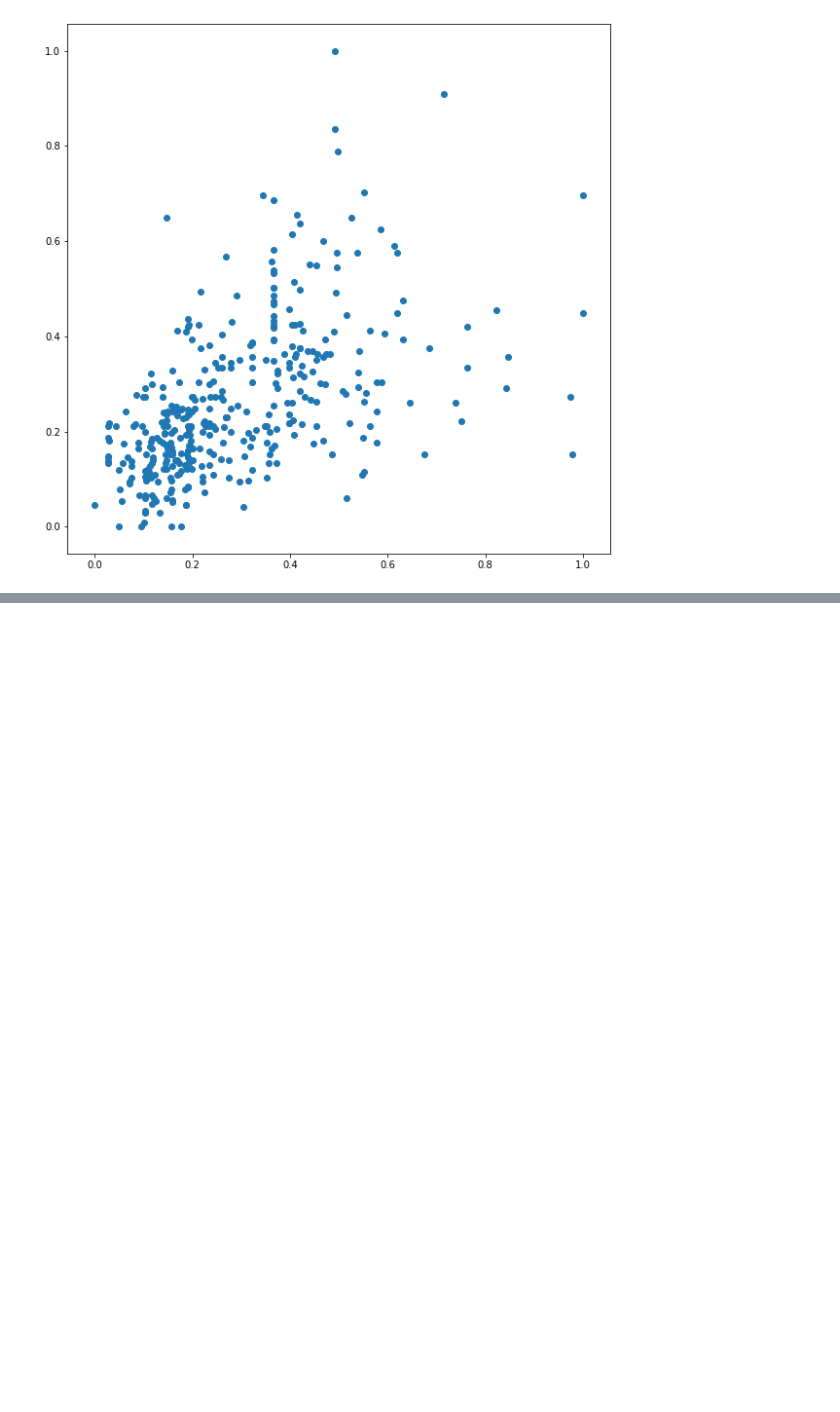
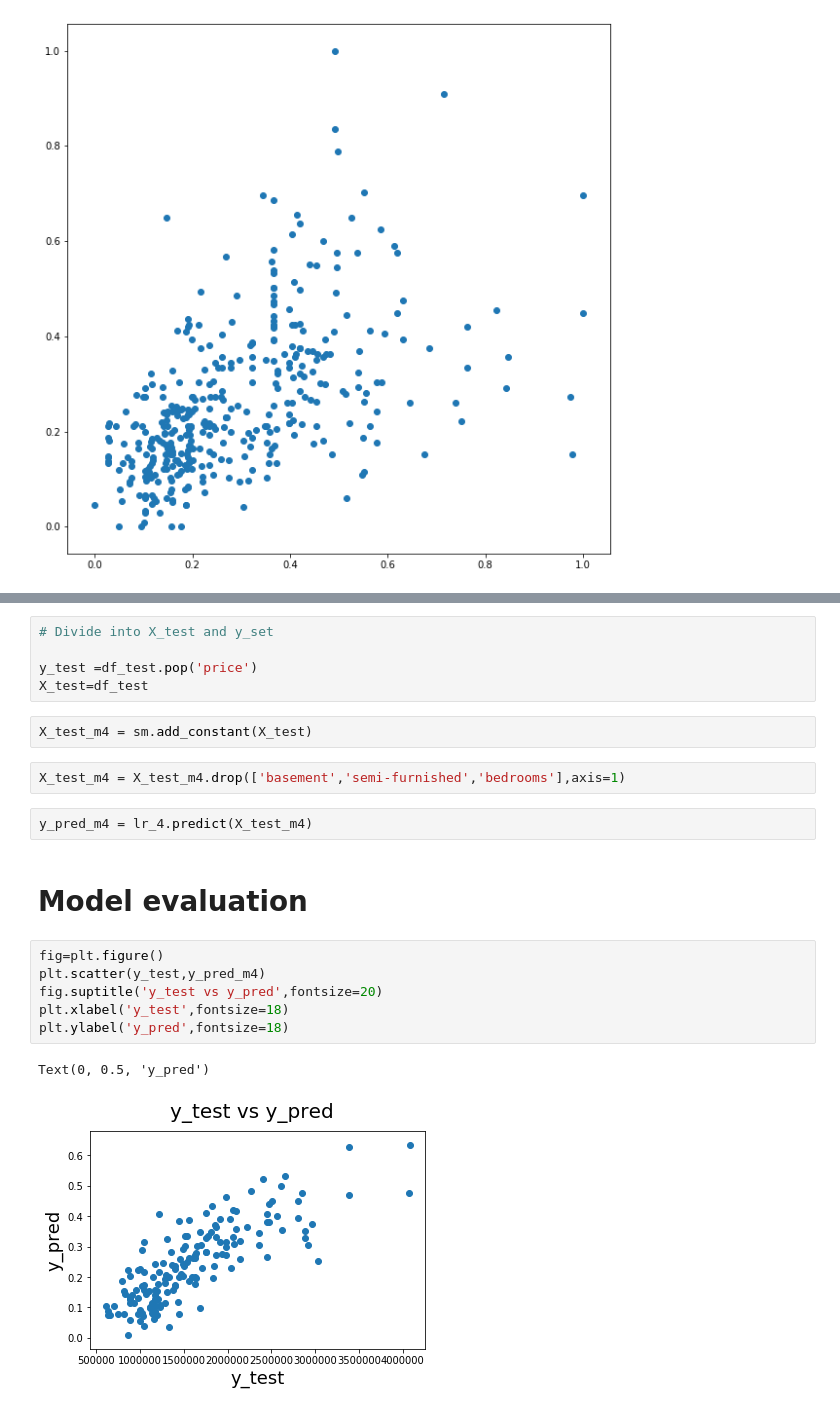
Before and after one commit to sumitdwivedi565/E441_Docs, a Jupyter notebook: Multiple Linear Regression.ipynb, the cells around one changed output, grey strips where cells are left out. Saved outputs shown, nothing was run; the diff lists cells and outputs as text; blank space fills up the shorter version.

```diff
--- a/Multiple Linear Regression.ipynb
+++ b/Multiple Linear Regression.ipynb
@@ -196,0 +544,22 @@ plt.show()
+# %%
+# Divide into X_test and y_set
+
+y_test =df_test.pop('price')
+X_test=df_test
+# %%
+X_test_m4 = sm.add_constant(X_test)
+# %%
+X_test_m4 = X_test_m4.drop(['basement','semi-furnished','bedrooms'],axis=1)
+# %%
+y_pred_m4 = lr_4.predict(X_test_m4)
+# %% [markdown]
+# Model evaluation
+# %%
+fig=plt.figure()
+plt.scatter(y_test,y_pred_m4)
+fig.suptitle('y_test vs y_pred',fontsize=20)
+plt.xlabel('y_test',fontsize=18)
+plt.ylabel('y_pred',fontsize=18)
+# %% [output]
+Text(0, 0.5, 'y_pred')
+[figure, added]
```
Also changed, not shown: parts of 37 cells of this notebook.
